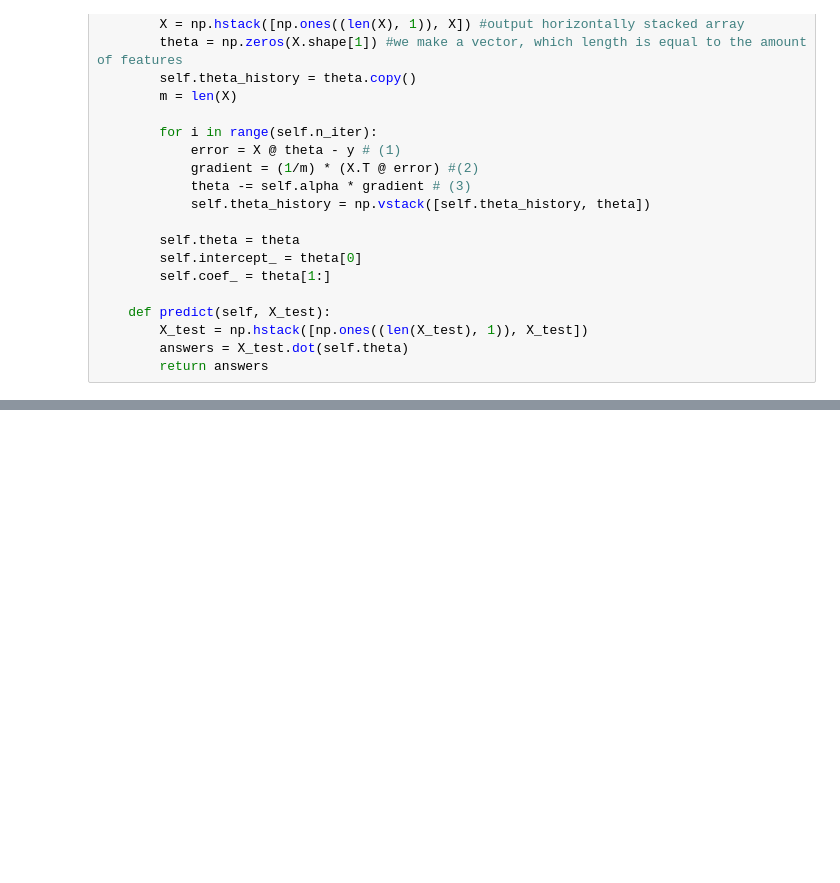
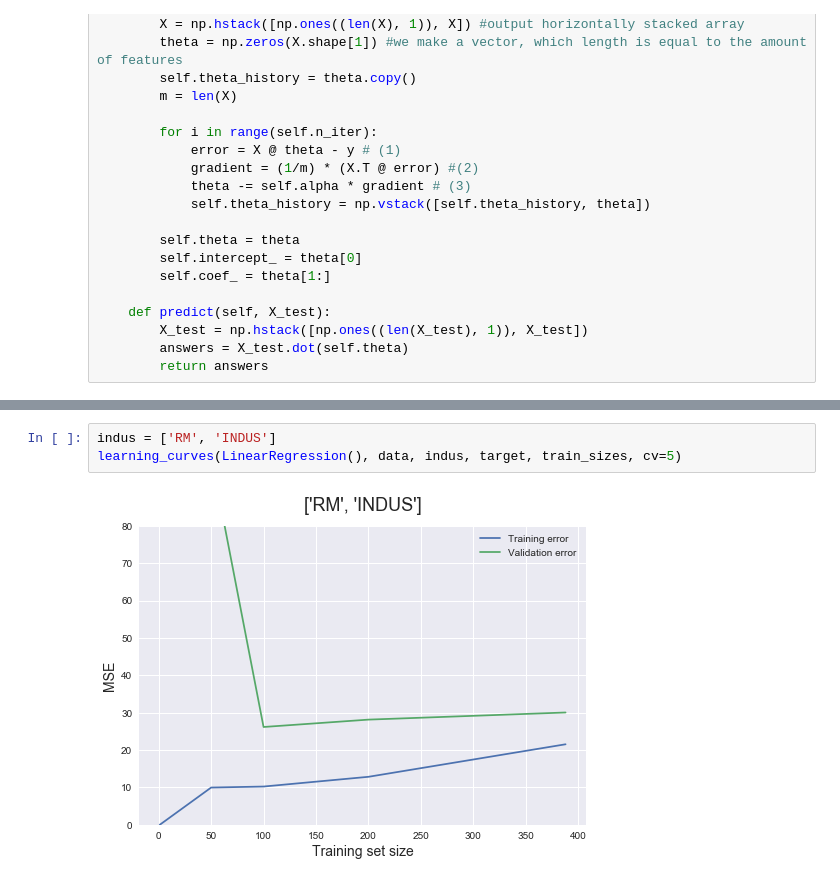
Before and after one commit to alexanderlakiza/cs102, a Jupyter notebook: homework08/LinearRegressionAssignment.ipynb, the cells around one changed output, grey strips where cells are left out. Drawn from its saved outputs; the diff is of its cells as text; blank space fills up the shorter version.

```diff
--- a/homework08/LinearRegressionAssignment.ipynb
+++ b/homework08/LinearRegressionAssignment.ipynb
@@ -814,0 +817,5 @@ X_kek
+# %%
+indus = ['RM', 'INDUS']
+learning_curves(LinearRegression(), data, indus, target, train_sizes, cv=5)
+# %% [output]
+[figure, added]
```
Also changed, not shown: parts of 68 cells of this notebook.
